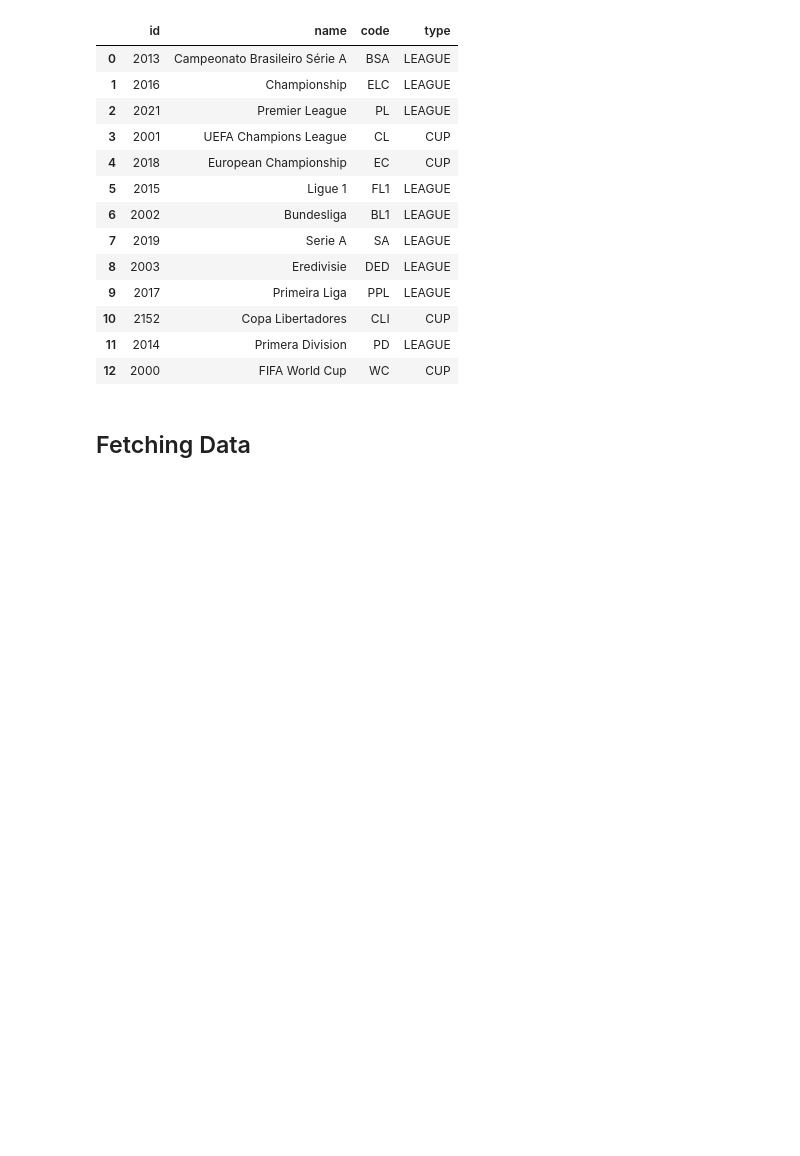
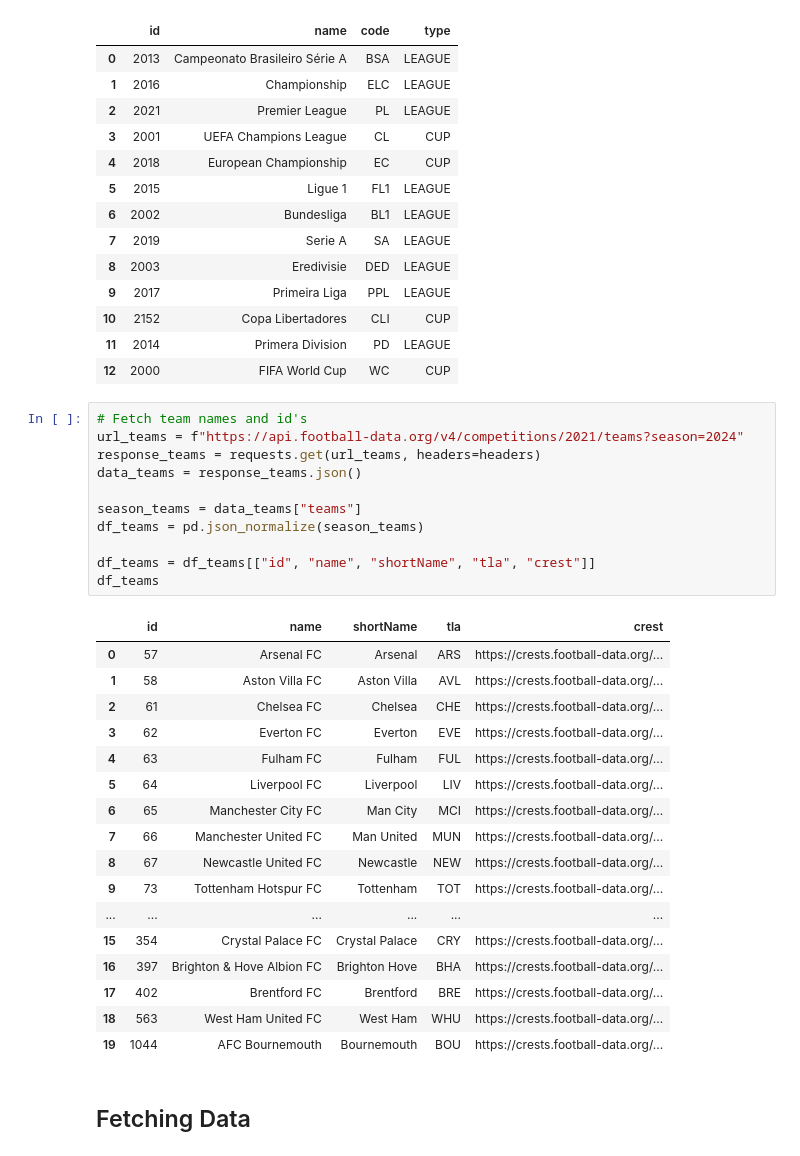
Before and after one commit to UfukCagdasKose/football_match_predictor, a Jupyter notebook: football_data_etl.ipynb, the cells around one changed output. Cells and saved outputs as stored; diff of their text form; blank space fills up the shorter version.

```diff
--- a/football_data_etl.ipynb
+++ b/football_data_etl.ipynb
@@ -46,6 +46,35 @@ leagues
 | 10 | 2152 | Copa Libertadores | CLI | CUP |
 | 11 | 2014 | Primera Division | PD | LEAGUE |
 | 12 | 2000 | FIFA World Cup | WC | CUP |
+# %%
+# Fetch team names and id's
+url_teams = f"https://api.football-data.org/v4/competitions/2021/teams?season=2024"
+response_teams = requests.get(url_teams, headers=headers)
+data_teams = response_teams.json()
+
+season_teams = data_teams["teams"]
+df_teams = pd.json_normalize(season_teams)
+
+df_teams = df_teams[["id", "name", "shortName", "tla", "crest"]]
+df_teams
+# %% [output]
+|  | id | name | shortName | tla | crest |
+| 0 | 57 | Arsenal FC | Arsenal | ARS | https://crests.football-data.org/... |
+| 1 | 58 | Aston Villa FC | Aston Villa | AVL | https://crests.football-data.org/... |
+| 2 | 61 | Chelsea FC | Chelsea | CHE | https://crests.football-data.org/... |
+| 3 | 62 | Everton FC | Everton | EVE | https://crests.football-data.org/... |
+| 4 | 63 | Fulham FC | Fulham | FUL | https://crests.football-data.org/... |
+| 5 | 64 | Liverpool FC | Liverpool | LIV | https://crests.football-data.org/... |
+| 6 | 65 | Manchester City FC | Man City | MCI | https://crests.football-data.org/... |
+| 7 | 66 | Manchester United FC | Man United | MUN | https://crests.football-data.org/... |
+| 8 | 67 | Newcastle United FC | Newcastle | NEW | https://crests.football-data.org/... |
+| 9 | 73 | Tottenham Hotspur FC | Tottenham | TOT | https://crests.football-data.org/... |
+| ... | ... | ... | ... | ... | ... |
+| 15 | 354 | Crystal Palace FC | Crystal Palace | CRY | https://crests.football-data.org/... |
+| 16 | 397 | Brighton & Hove Albion FC | Brighton Hove | BHA | https://crests.football-data.org/... |
+| 17 | 402 | Brentford FC | Brentford | BRE | https://crests.football-data.org/... |
+| 18 | 563 | West Ham United FC | West Ham | WHU | https://crests.football-data.org/... |
+| 19 | 1044 | AFC Bournemouth | Bournemouth | BOU | https://crests.football-data.org/... |
 # %% [markdown]
 ## Fetching Data
 # %%
```
Also changed, not shown: parts of 5 cells of this notebook, 2 other files.
